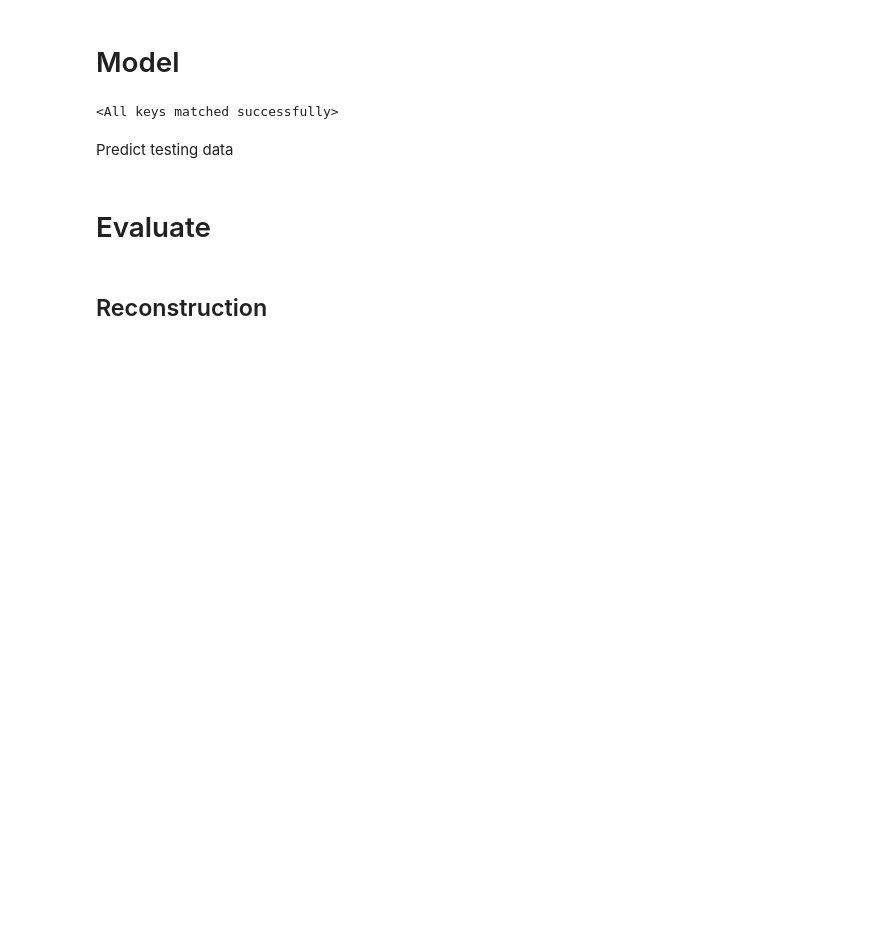
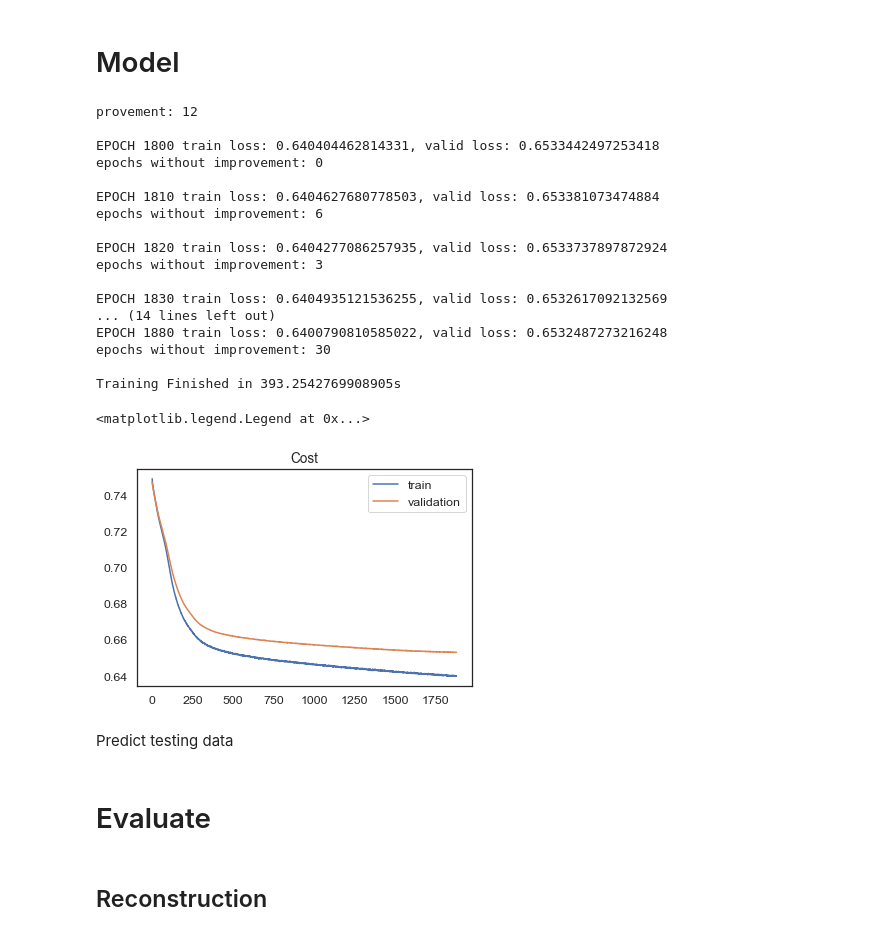
Before and after one commit to tonibofarull/TSAutoencoder, a Jupyter notebook: src/main.ipynb, the cells around one changed output. Saved outputs shown, nothing was run; the diff lists cells and outputs as text; code cells hidden in the pictures; blank space fills up the shorter version.

```diff
--- a/src/main.ipynb
+++ b/src/main.ipynb
@@ -45,9 +54,34 @@ X_test, y_test = data_test[:, :, :-1], data_test[:, :, -1]
+# %%
+trainer = Trainer(cfg.train)
+train_losses, valid_losses = trainer.fit(model, data_train, data_valid)
+
+plt.title("Cost")
+plt.plot(train_losses, label="train")
+plt.plot(valid_losses, label="validation")
+plt.legend()
+# %% [output]
+provement: 12
+
+EPOCH 1800 train loss: 0.640404462814331, valid loss: 0.6533442497253418
+epochs without improvement: 0
+
+EPOCH 1810 train loss: 0.6404627680778503, valid loss: 0.653381073474884
+epochs without improvement: 6
+
+EPOCH 1820 train loss: 0.6404277086257935, valid loss: 0.6533737897872924
+epochs without improvement: 3
+
+EPOCH 1830 train loss: 0.6404935121536255, valid loss: 0.6532617092132569
+... (14 lines left out)
+EPOCH 1880 train loss: 0.6400790810585022, valid loss: 0.6532487273216248
+epochs without improvement: 30
+
+Training Finished in 393.2542769908905s
+<matplotlib.legend.Legend at 0x...>
+[figure, added]
 # %%
-model = CAE(cfg.model, num_classes=cfg.model.num_classes)
 # torch.save(model.state_dict(), "../weights/mod.pth")
-model.load_state_dict(torch.load("../weights/mod.pth"))
+# model.load_state_dict(torch.load("../weights/mod.pth"))
-# %% [output]
-<All keys matched successfully>
 # %% [markdown]
 Predict testing data
 # %%
```
Also changed, not shown: parts of 10 cells of this notebook, 10 other files.
